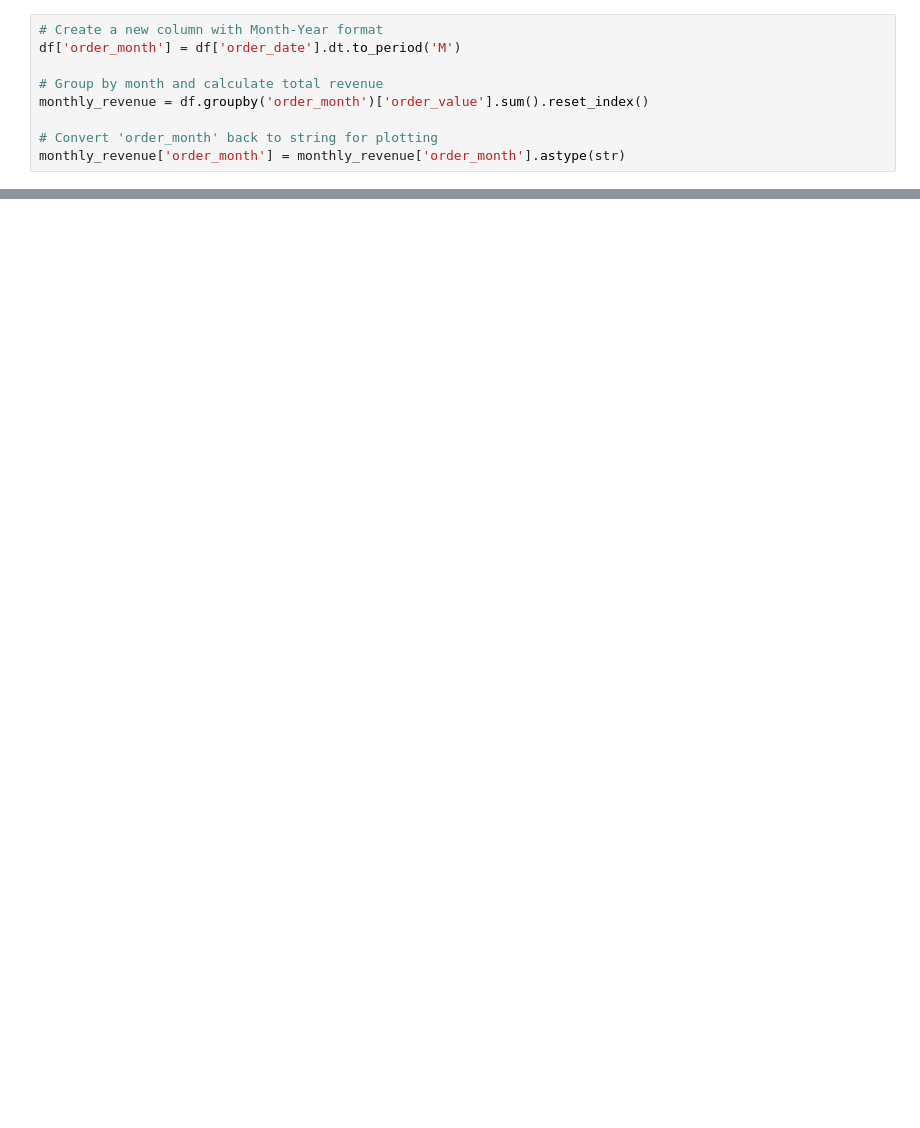
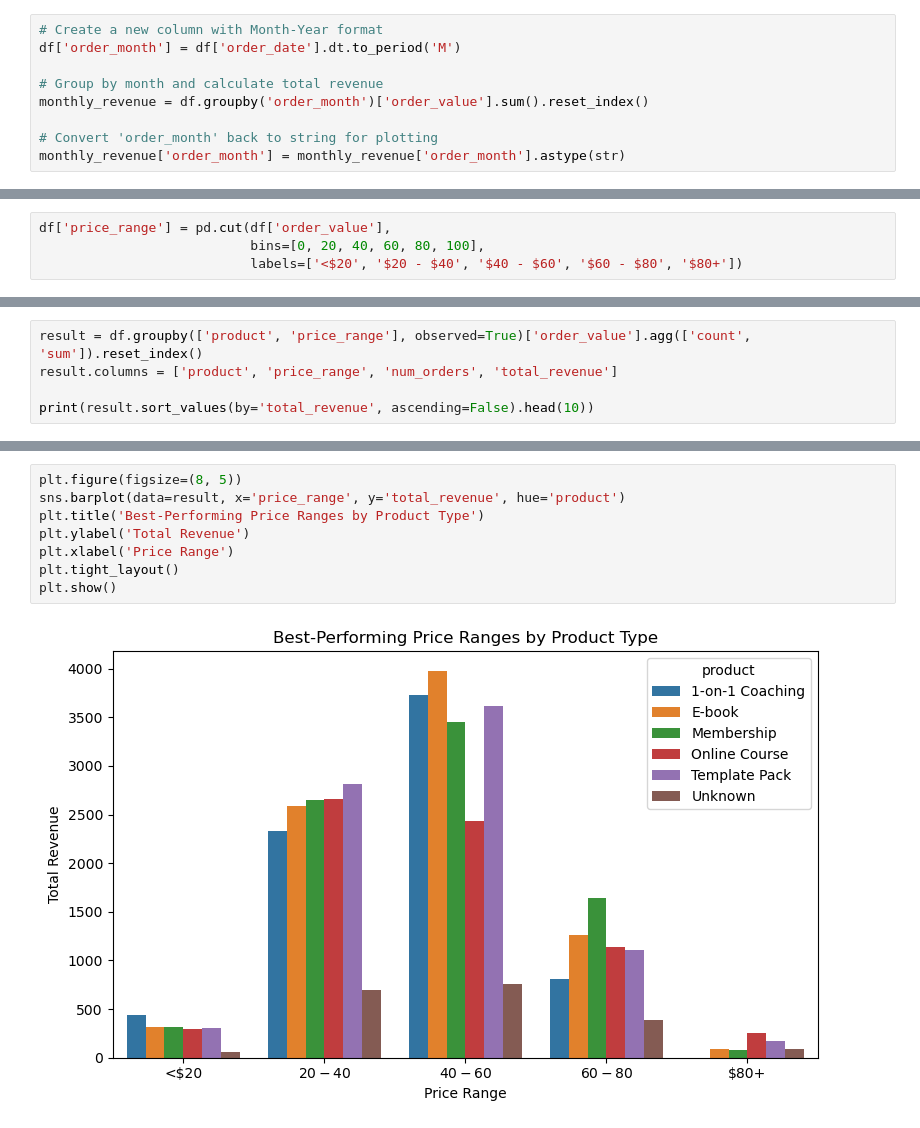
Before and after one commit to rosaliehuang/saas-revenue-analysis, a Jupyter notebook: creatorstore_saas_revenue.ipynb, the cells around one changed output, grey strips where cells are left out. Drawn from its saved outputs; the diff is of its cells as text; blank space fills up the shorter version.

```diff
--- a/creatorstore_saas_revenue.ipynb
+++ b/creatorstore_saas_revenue.ipynb
@@ -385,0 +379,4 @@ The recurring rhythm of sharp peaks and valleys hints at cyclical creator engage
+# %%
+df['price_range'] = pd.cut(df['order_value'],
+                           bins=[0, 20, 40, 60, 80, 100],
+                           labels=['<$20', '$20 - $40', '$40 - $60', '$60 - $80', '$80+'])
@@ -385,0 +385,5 @@ The recurring rhythm of sharp peaks and valleys hints at cyclical creator engage
+# %%
+result = df.groupby(['product', 'price_range'], observed=True)['order_value'].agg(['count', 'sum']).reset_index()
+result.columns = ['product', 'price_range', 'num_orders', 'total_revenue']
+
+print(result.sort_values(by='total_revenue', ascending=False).head(10))
@@ -385,0 +402,10 @@ The recurring rhythm of sharp peaks and valleys hints at cyclical creator engage
+# %%
+plt.figure(figsize=(8, 5))
+sns.barplot(data=result, x='price_range', y='total_revenue', hue='product')
+plt.title('Best-Performing Price Ranges by Product Type')
+plt.ylabel('Total Revenue')
+plt.xlabel('Price Range')
+plt.tight_layout()
+plt.show()
+# %% [output]
+[figure, added]
```
Also changed, not shown: parts of 19 cells of this notebook.
